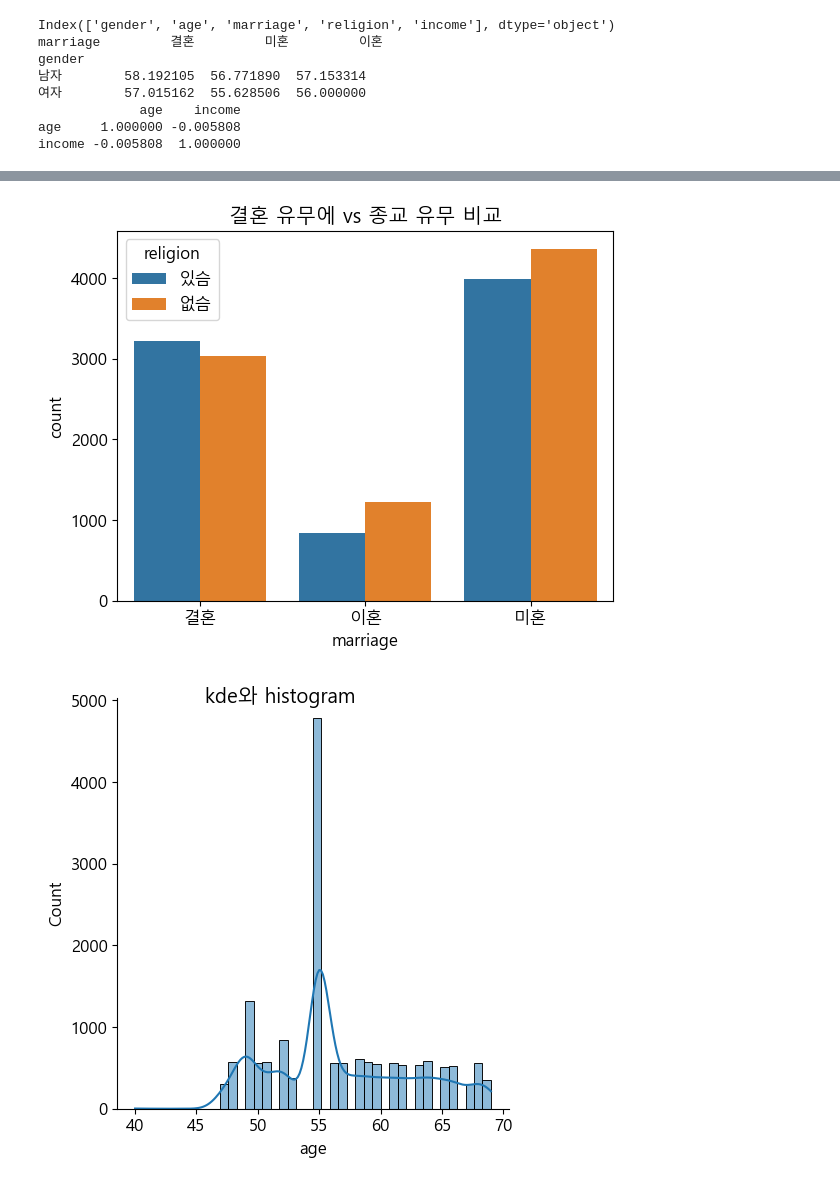
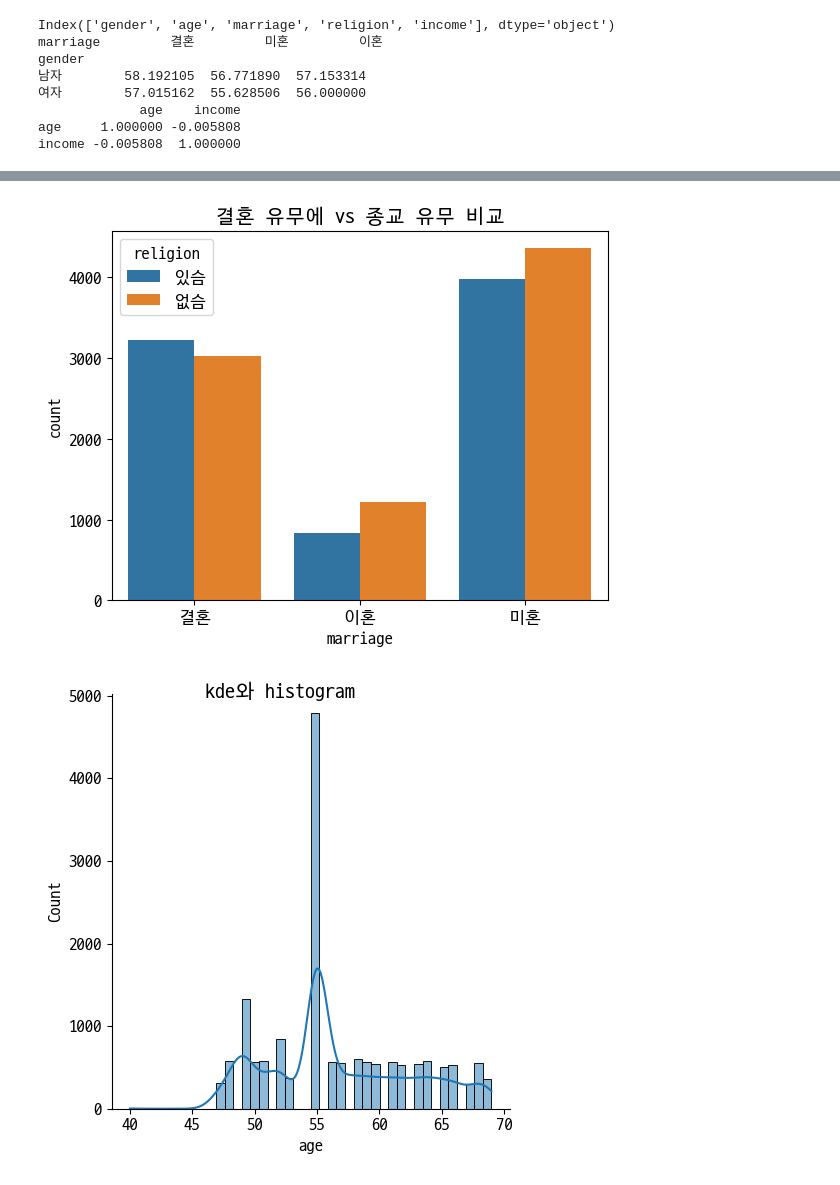
Before and after one commit to Jaydevlee/Python-training, a Jupyter notebook: practice/seaborn_practice.ipynb, the cells around one changed output, grey strips where cells are left out. Cells and saved outputs as stored; diff of their text form; code cells hidden in the pictures.

Commit message:
modify: font

```diff
--- a/practice/seaborn_practice.ipynb
+++ b/practice/seaborn_practice.ipynb
@@ -3,7 +3,7 @@ import seaborn as sns
 import matplotlib.pyplot as plt
 import pandas as pd
 
-plt.rc('font', family = "Malgun Gothic")
+plt.rc('font', family = "D2Coding")
 plt.rcParams["font.size"] = 12
 plt.rcParams["xtick.labelsize"] = 12
 plt.rcParams["ytick.labelsize"] = 12
@@ -67,2 +67,2 @@ income -0.005808  1.000000
-[figure, old version]
+[figure, new version]
-[figure, old version]
+[figure, new version]
```
Also changed, not shown: parts of 1 cell of this notebook.
